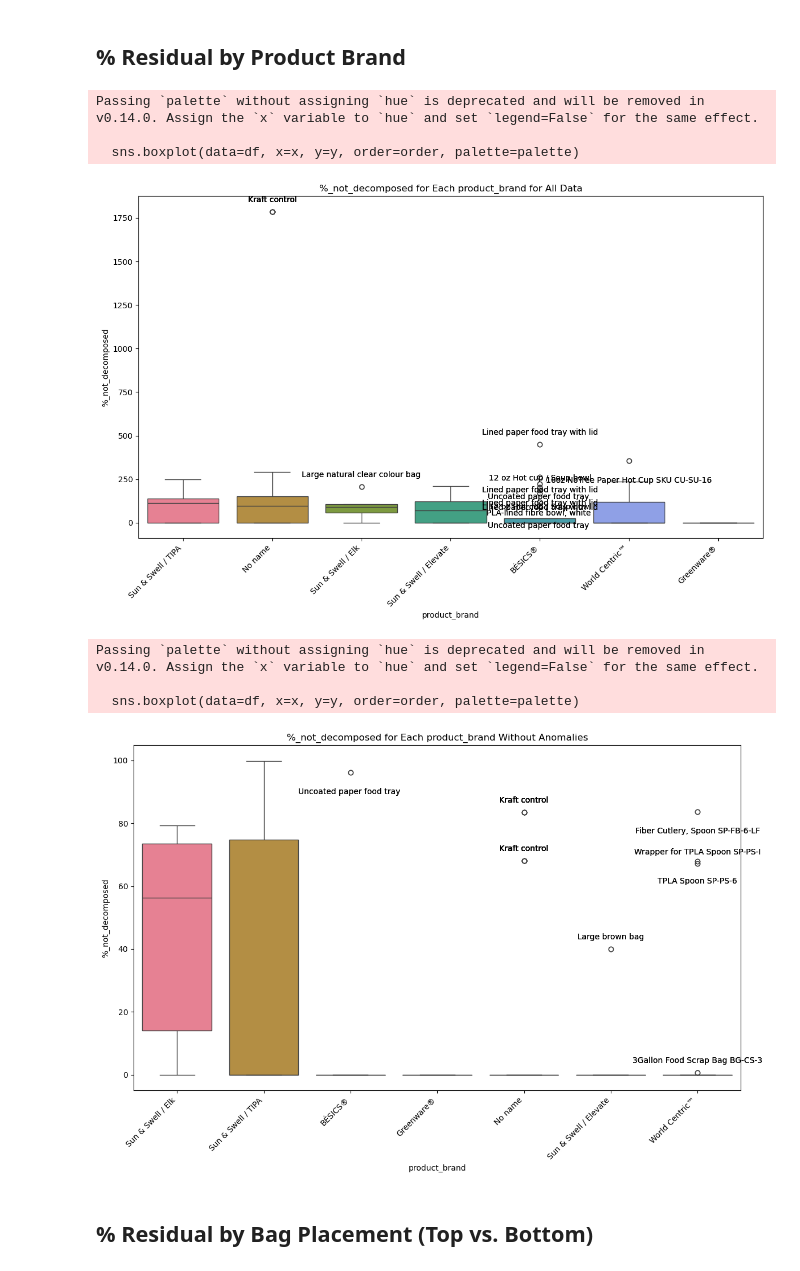
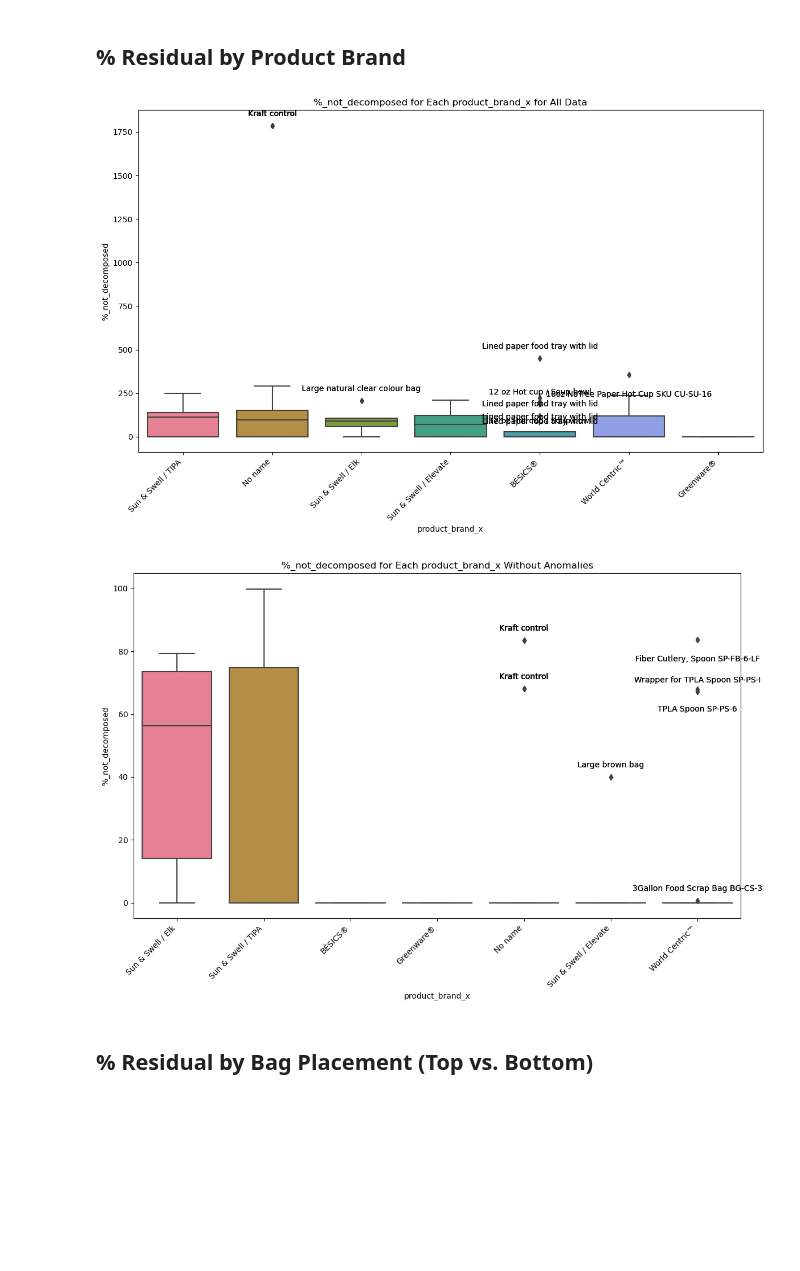
Before and after one commit to uchicago-dsi/compostable-disintegration-analysis, a Jupyter notebook: notebooks/CASP004-01_visualizations.ipynb, the cells around one changed output. Cells and saved outputs as stored; diff of their text form; code cells hidden in the pictures; blank space fills up the shorter version.

```diff
--- a/notebooks/CASP004-01_visualizations.ipynb
+++ b/notebooks/CASP004-01_visualizations.ipynb
@@ -6,10 +6,12 @@ import seaborn as sns
 # %%
 df_master = pd.read_csv("../data/CASP004-01/masterfile.csv")
 df_master['product_brand'] = df_master['product_brand'].str.rstrip()
+materials = pd.read_csv("../data/CASP004-01/raw/materials.csv")
 def correct_product_brand_spacing(df, column_name):
     # Add a space before the slash if it's not there and remove extra spaces after the slash
     df[column_name] = df[column_name].str.replace(r'/', ' / ').str.replace(r'\s+', ' ', regex=True)
     return df
-
 df_master = correct_product_brand_spacing(df_master, 'product_brand')
+df_master = pd.merge(df_master, materials, on='product_name')
 df_master['material_I'] = df_master['material_I'].str.replace('Bioopolymer', 'Biopolymer')
+df_master
@@ -252,19 +234,13 @@ Passing `palette` without assigning `hue` is deprecated and will be removed in v
 # %% [markdown]
 ## % Residual by Product Brand
 # %%
-bar_whisker_plot_annotate(df_end, 'product_brand', '%_not_decomposed', 'for All Data')
+bar_whisker_plot_annotate(df_end, 'product_brand_x', '%_not_decomposed', 'for All Data')
 # %% [output]
-Passing `palette` without assigning `hue` is deprecated and will be removed in v0.14.0. Assign the `x` variable to `hue` and set `legend=False` for the same effect.
-
-  sns.boxplot(data=df, x=x, y=y, order=order, palette=palette)
-[figure, old version]
+[figure, new version]
 # %%
-bar_whisker_plot_annotate(df_non_outlier, 'product_brand', '%_not_decomposed', 'Without Anomalies')
+bar_whisker_plot_annotate(df_non_outlier, 'product_brand_x', '%_not_decomposed', 'Without Anomalies')
 # %% [output]
-Passing `palette` without assigning `hue` is deprecated and will be removed in v0.14.0. Assign the `x` variable to `hue` and set `legend=False` for the same effect.
-
-  sns.boxplot(data=df, x=x, y=y, order=order, palette=palette)
-[figure, old version]
+[figure, new version]
 # %% [markdown]
 ## % Residual by Bag Placement (Top vs. Bottom)
 # %%
```
Also changed, not shown: parts of 19 cells of this notebook, 6 other files.
